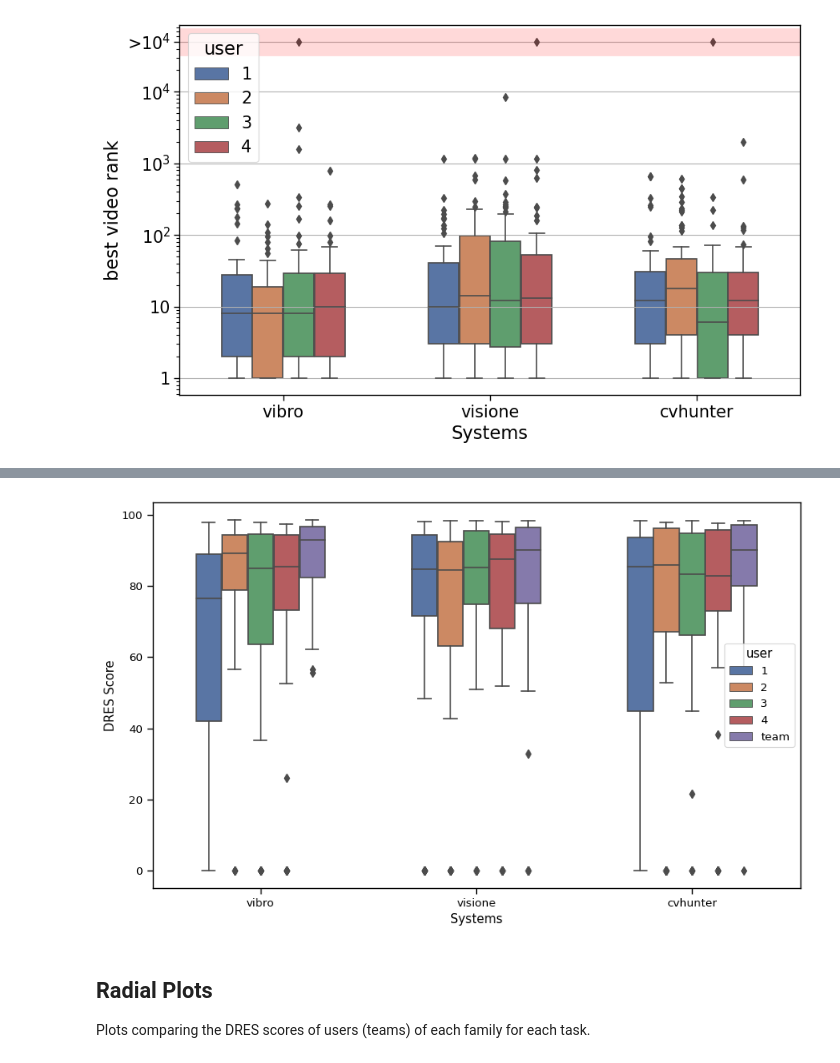
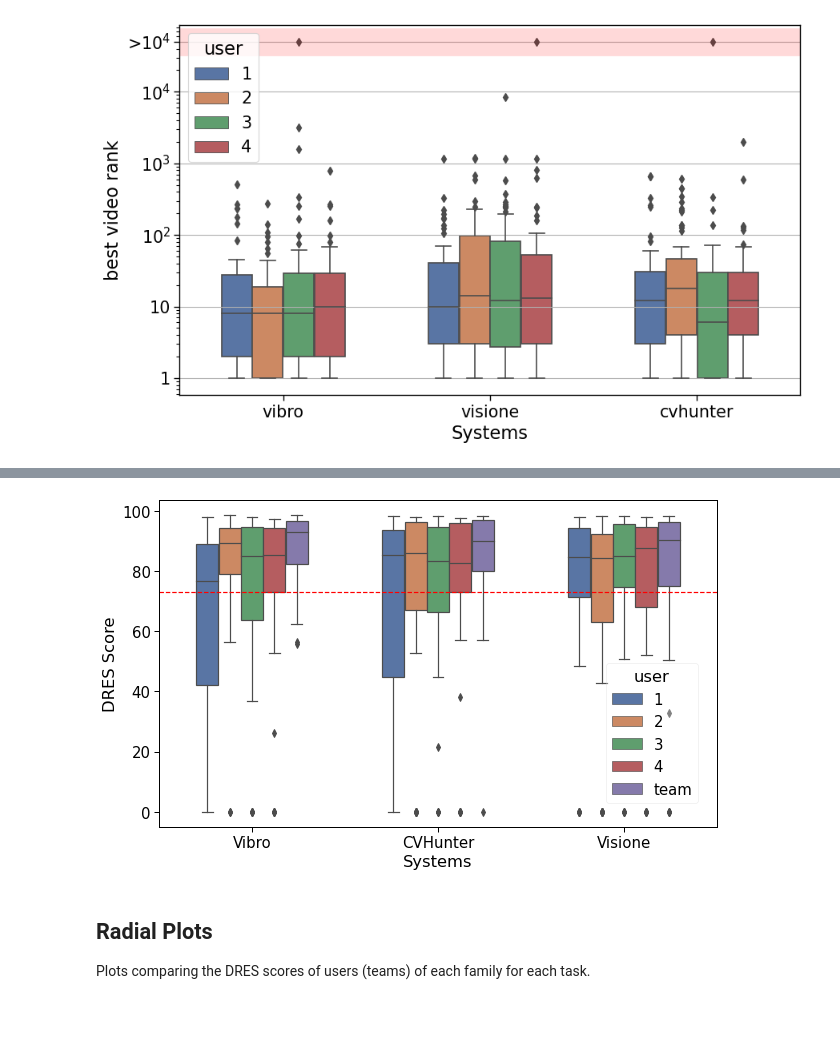
Before and after one commit to Visual-Computing/VBS22-Post-Evaluation, a Jupyter notebook: notebooks/Teams_Results_Analysis.ipynb, the cells around one changed output, grey strips where cells are left out. Saved outputs shown, nothing was run; the diff lists cells and outputs as text; code cells hidden in the pictures; blank space fills up the shorter version.

Commit message:
added average score in kis_score_boxplot_with aggregated plot (Teams_Results_Analysis)

```diff
--- a/notebooks/Teams_Results_Analysis.ipynb
+++ b/notebooks/Teams_Results_Analysis.ipynb
@@ -421,29 +421,37 @@ Name: time_correct_submission, dtype: int64
 # %%
+oldNames=["vibro", "cvhunter","visione"]
+newNames=[ "Vibro","CVHunter", "Visione"]
 plot_column_name="score"
 doAggregate=True
 df=df_results.copy()
 df = df[[plot_column_name, "teamFamily", "user", "task"]]
 if doAggregate:
     df2=df_results.copy()
     df2 = df2[["score_family", "teamFamily", "task"]].drop_duplicates()
     df2['user']='team'
     df2=df2.rename(columns={"score_family": "score"})
     df=pd.concat([df, df2])
 
 f, ax = plt.subplots(figsize=[10, 6])
-sns.boxplot(x="teamFamily", hue="user", y=plot_column_name, data=df[df[plot_column_name] != -1], width=.6, palette="deep", order=["vibro", "visione", "cvhunter"])
+sns.boxplot(x="teamFamily", hue="user", y=plot_column_name, data=df[df[plot_column_name] != -1], width=.6, palette="deep", order=oldNames)
+x_ticks_labels = newNames
+ax.set_xticklabels(x_ticks_labels)
 #sns.swarmplot(x="teamFamily", hue="user", y=plot_column_name, data=df,size=3, linewidth=.3, dodge=True, alpha=1,order=["vibro", "visione", "cvhunter"])
 #
 handles, labels = ax.get_legend_handles_labels()
-ax.legend(handles[:5], labels[:5], title="user", loc="right")  # , ncol=2,)
+ax.legend(handles[:5], labels[:5], title="user", bbox_to_anchor=(0.98, 0.05),loc="lower right", framealpha=0.3)  # , ncol=2,)
+
+#adding average scores
+average_score = df[df["user"] != "team"][plot_column_name].mean()
+ax.axhline(y=average_score, color='red', linestyle='--', label='Average Score (except "tam")')
 
 #ax.yaxis.grid(True)
 ax.set(xlabel="Systems")
 ax.set(ylabel="DRES Score")
 # sns.despine(trim=True, left=True)
 plt.savefig(f'{output_dir}/kis_{plot_column_name}_boxplot_with aggregated.pdf', format='pdf', bbox_inches="tight")
 # %% [output]
-[figure, old version]
+[figure, new version]
 # %%
 # plot_column_name="score_family"
 # df=df_results.copy()
```
Also changed, not shown: parts of 6 cells of this notebook.
